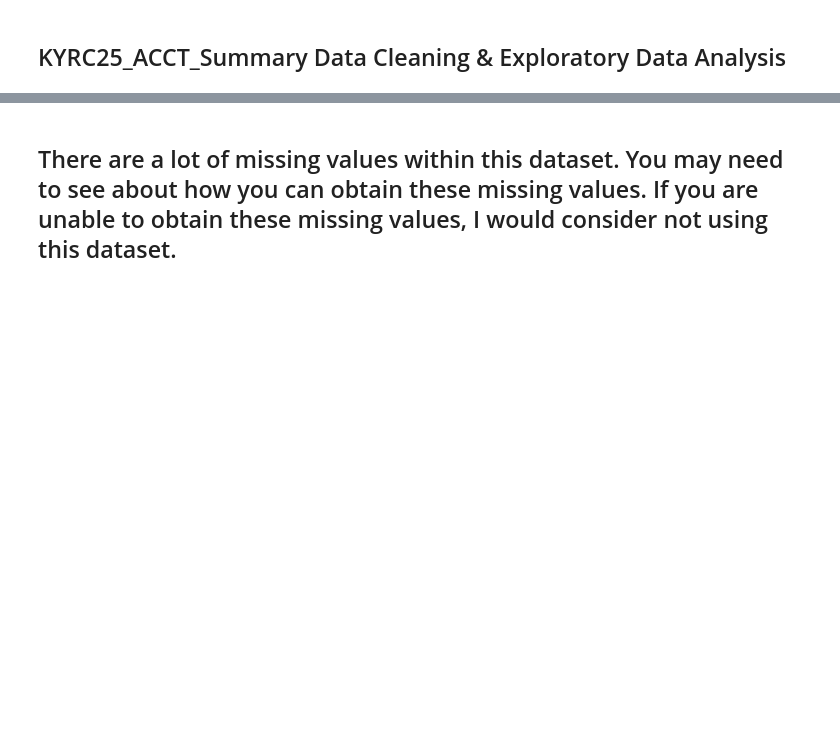
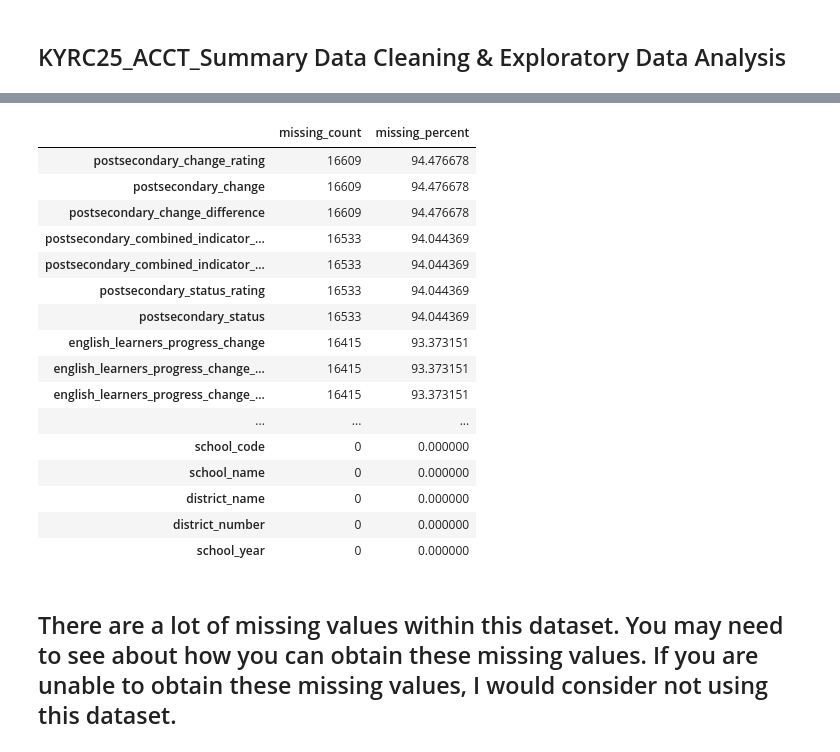
Before and after one commit to peklein1/Tracking_Progress_in_ElementarySchools, a Jupyter notebook: notebooks/tracking_progress_elem_schools_eda.ipynb, the cells around one changed output, grey strips where cells are left out. Cells and saved outputs as stored; diff of their text form; code cells hidden in the pictures; blank space fills up the shorter version.

Commit message:
Added calculate_missing_values function to Jupyter notebook file

```diff
--- a/notebooks/tracking_progress_elem_schools_eda.ipynb
+++ b/notebooks/tracking_progress_elem_schools_eda.ipynb
@@ -146,3 +226,44 @@ missing_values[missing_values > 0]
+# %%
+# Write a function that calculates percentages of missing values
+def calculate_missing_values(df):
+    """
+    Calculate the number and percentage of missing values for each column in a dataframe.
+    """
+
+    missing_count = df.isna().sum()
+    missing_percent = (missing_count / len(df)) * 100
+
+    missing_summary = pd.DataFrame({
+        "missing_count": missing_count,
+        "missing_percent": missing_percent
+    })
+
+    return missing_summary.sort_values(
+        "missing_percent",
+        ascending=False
+    )
+
+missing_summary = calculate_missing_values(df)
+
+missing_summary
+# %% [output]
+|  | missing_count | missing_percent |
+| postsecondary_change_rating | 16609 | 94.476678 |
+| postsecondary_change | 16609 | 94.476678 |
+| postsecondary_change_difference | 16609 | 94.476678 |
+| postsecondary_combined_indicator_... | 16533 | 94.044369 |
+| postsecondary_combined_indicator_... | 16533 | 94.044369 |
+| postsecondary_status_rating | 16533 | 94.044369 |
+| postsecondary_status | 16533 | 94.044369 |
+| english_learners_progress_change | 16415 | 93.373151 |
+| english_learners_progress_change_... | 16415 | 93.373151 |
+| english_learners_progress_change_... | 16415 | 93.373151 |
+| ... | ... | ... |
+| school_code | 0 | 0.000000 |
+| school_name | 0 | 0.000000 |
+| district_name | 0 | 0.000000 |
+| district_number | 0 | 0.000000 |
+| school_year | 0 | 0.000000 |
 # %% [markdown]
 ## There are a lot of missing values within this dataset. You may need to see about how you can obtain these missing values. If you are unable to obtain these missing values, I would consider not using this dataset.
 # %%
```
Also changed, not shown: parts of 9 cells of this notebook.
